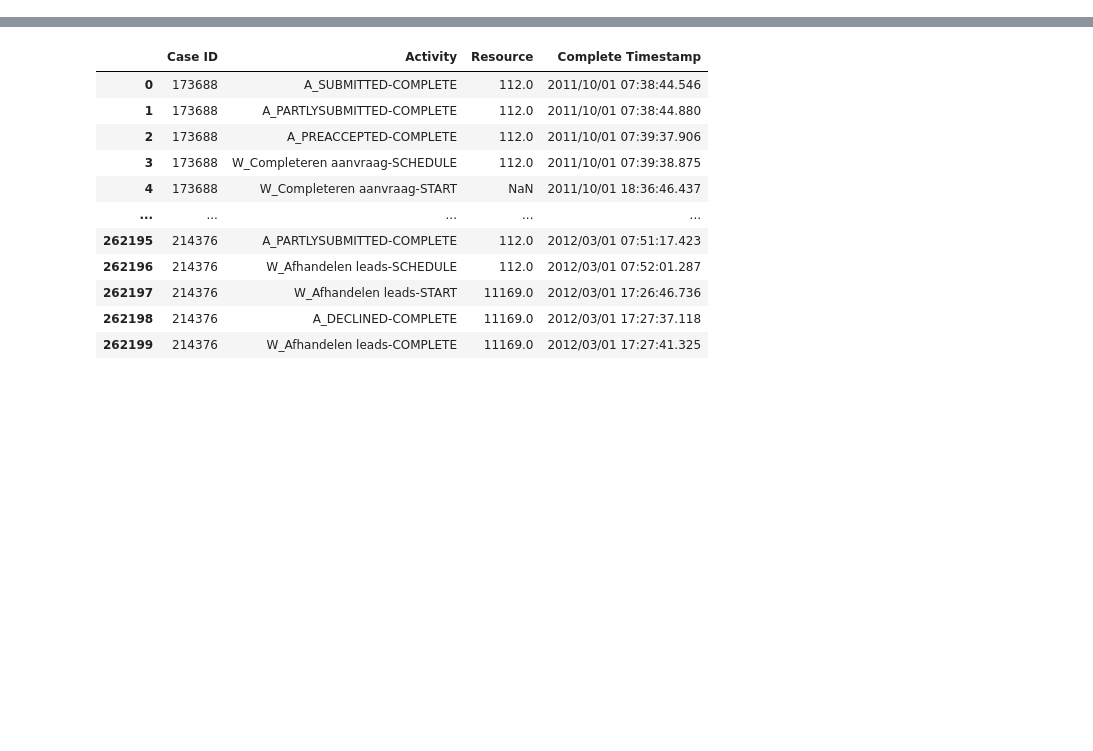
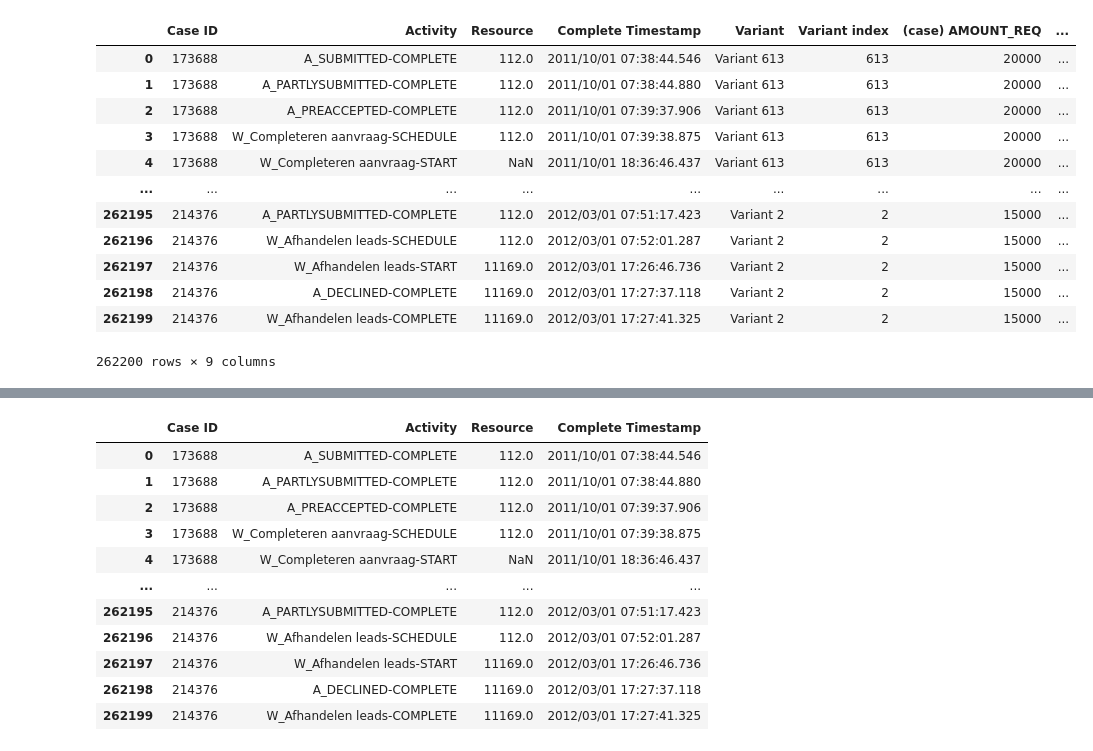
Before and after one commit to Yeoonsu/GA_based_AutoML, a Jupyter notebook: practice/practice.ipynb, the cells around one changed output, grey strips where cells are left out. Saved outputs shown, nothing was run; the diff lists cells and outputs as text; code cells hidden in the pictures; blank space fills up the shorter version.

```diff
--- a/practice/practice.ipynb
+++ b/practice/practice.ipynb
@@ -1,3 +1,20 @@
 # %%
 import pandas as pd
 import numpy as np
+# %%
+df = pd.read_csv("BPIC12.csv")
+df
+# %% [output]
+|  | Case ID | Activity | Resource | Complete Timestamp | Variant | Variant index | (case) AMOUNT_REQ | ... |
+| 0 | 173688 | A_SUBMITTED-COMPLETE | 112.0 | 2011/10/01 07:38:44.546 | Variant 613 | 613 | 20000 | ... |
+| 1 | 173688 | A_PARTLYSUBMITTED-COMPLETE | 112.0 | 2011/10/01 07:38:44.880 | Variant 613 | 613 | 20000 | ... |
+| 2 | 173688 | A_PREACCEPTED-COMPLETE | 112.0 | 2011/10/01 07:39:37.906 | Variant 613 | 613 | 20000 | ... |
+| 3 | 173688 | W_Completeren aanvraag-SCHEDULE | 112.0 | 2011/10/01 07:39:38.875 | Variant 613 | 613 | 20000 | ... |
+| 4 | 173688 | W_Completeren aanvraag-START | NaN | 2011/10/01 18:36:46.437 | Variant 613 | 613 | 20000 | ... |
+| ... | ... | ... | ... | ... | ... | ... | ... | ... |
+| 262195 | 214376 | A_PARTLYSUBMITTED-COMPLETE | 112.0 | 2012/03/01 07:51:17.423 | Variant 2 | 2 | 15000 | ... |
+| 262196 | 214376 | W_Afhandelen leads-SCHEDULE | 112.0 | 2012/03/01 07:52:01.287 | Variant 2 | 2 | 15000 | ... |
+| 262197 | 214376 | W_Afhandelen leads-START | 11169.0 | 2012/03/01 17:26:46.736 | Variant 2 | 2 | 15000 | ... |
+| 262198 | 214376 | A_DECLINED-COMPLETE | 11169.0 | 2012/03/01 17:27:37.118 | Variant 2 | 2 | 15000 | ... |
+| 262199 | 214376 | W_Afhandelen leads-COMPLETE | 11169.0 | 2012/03/01 17:27:41.325 | Variant 2 | 2 | 15000 | ... |
+262200 rows × 9 columns
```
Also changed, not shown: parts of 7 cells of this notebook, 1 other file.
